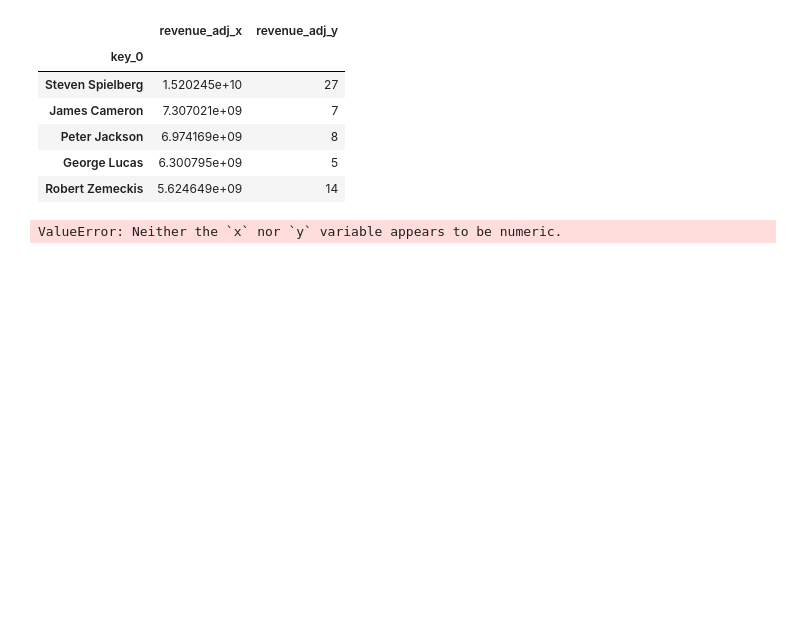
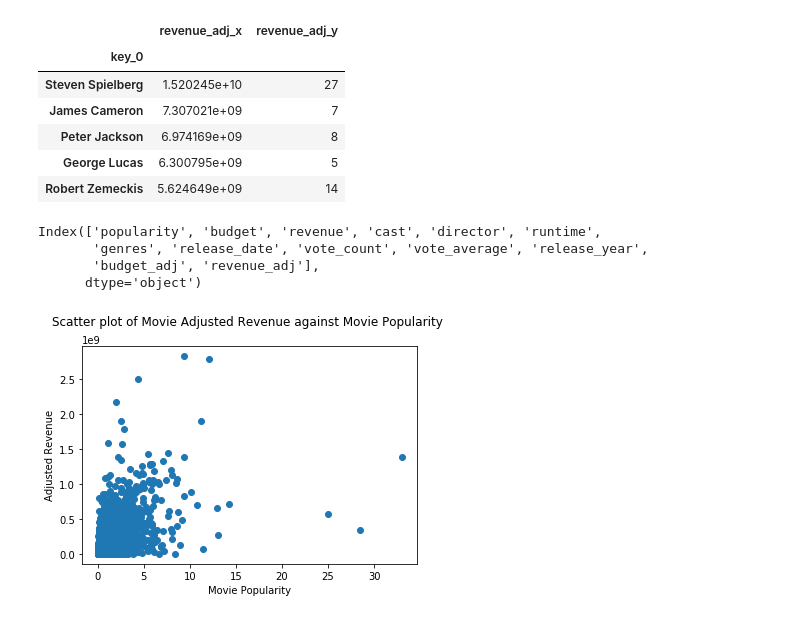
Before and after one commit to RoyalVee/TMDB-5000-Movie-Dataset-Analysis, a Jupyter notebook: Untitled.ipynb, the cells around one changed output. Cells and saved outputs as stored; diff of their text form; code cells hidden in the pictures; blank space fills up the shorter version.

Commit message:
feat : add correlation code for revenue against other variables
Added correlation of adjusted revenue against popularity, vote_avaerage and runttime

```diff
--- a/Untitled.ipynb
+++ b/Untitled.ipynb
@@ -288,12 +292,18 @@ both.set_index('key_0')
 | Peter Jackson | 6.974169e+09 | 8 |
 | George Lucas | 6.300795e+09 | 5 |
 | Robert Zemeckis | 5.624649e+09 | 14 |
-# %%
-sns.barplot(x = 'key_0',
-            y = ('revenue_adj_y'),
-            data = both)
-
-# Show the plot
-plt.show()
-# %% [output]
-ValueError: Neither the `x` nor `y` variable appears to be numeric.
+# %%
+df_mdb.columns
+# %% [output]
+Index(['popularity', 'budget', 'revenue', 'cast', 'director', 'runtime',
+       'genres', 'release_date', 'vote_count', 'vote_average', 'release_year',
+       'budget_adj', 'revenue_adj'],
+      dtype='object')
+# %%
+plt.scatter(y = df_mdb['revenue_adj'], x = df_mdb['popularity'] )
+plt.xlabel('Movie Popularity')
+plt.ylabel('Adjusted Revenue')
+plt.title('Scatter plot of Movie Adjusted Revenue against Movie Popularity \n')
+plt.show()
+# %% [output]
+[figure, added]
```
Also changed, not shown: parts of 15 cells of this notebook.
